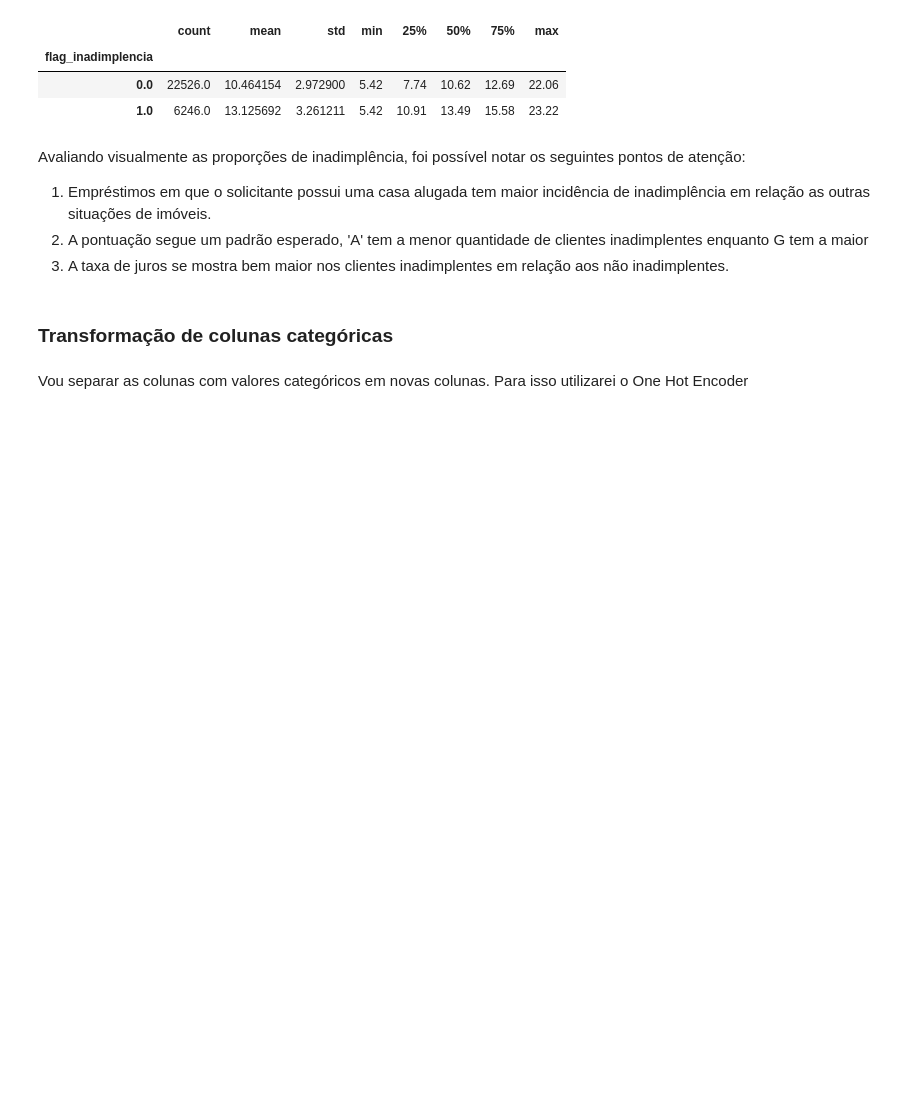
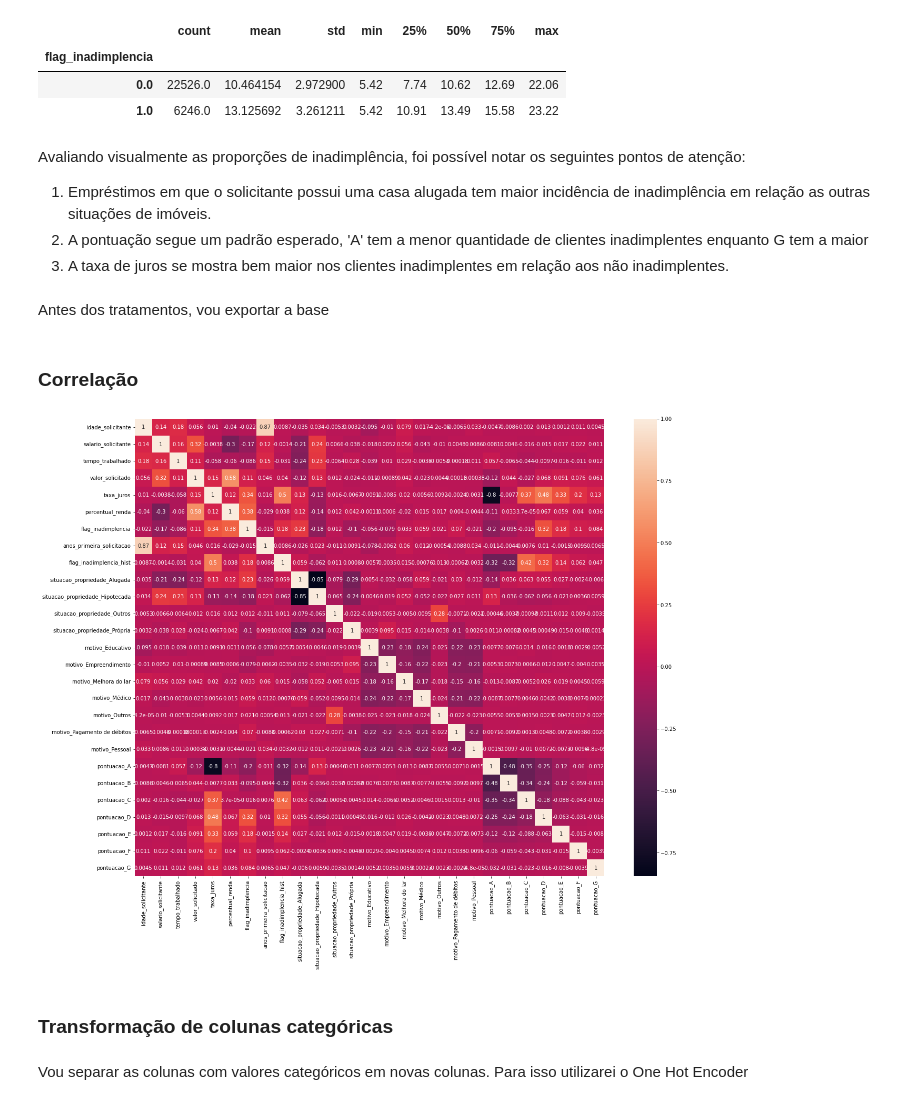
Before and after one commit to exata0mente/alura_cash, a Jupyter notebook: notebooks/Tratamento da Base e modelagem de ML.ipynb, the cells around one changed output. Cells and saved outputs as stored; diff of their text form; code cells hidden in the pictures; blank space fills up the shorter version.

```diff
--- a/notebooks/Tratamento da Base e modelagem de ML.ipynb
+++ b/notebooks/Tratamento da Base e modelagem de ML.ipynb
@@ -529,3 +529,5 @@ Avaliando visualmente as proporções de inadimplência, foi possível notar os
 1. Empréstimos em que o solicitante possui uma casa alugada tem maior incidência de inadimplência em relação as outras situações de imóveis.
 1. A pontuação segue um padrão esperado, 'A' tem a menor quantidade de clientes inadimplentes enquanto G tem a maior
 1. A taxa de juros se mostra bem maior nos clientes inadimplentes em relação aos não inadimplentes.
+# %% [markdown]
+Antes dos tratamentos, vou exportar a base
@@ -532,3 +536,12 @@ Avaliando visualmente as proporções de inadimplência, foi possível notar os
+# %% [markdown]
+### Correlação
+# %%
+fig, ax = plt.subplots(figsize=(20, 16))
+
+sns.heatmap(pd.get_dummies(base_tratada).corr(), annot=True)
+plt.show()
+# %% [output]
+[figure, new version]
 # %% [markdown]
 ### Transformação de colunas categóricas
 # %% [markdown]
```
Also changed, not shown: parts of 16 cells of this notebook.
